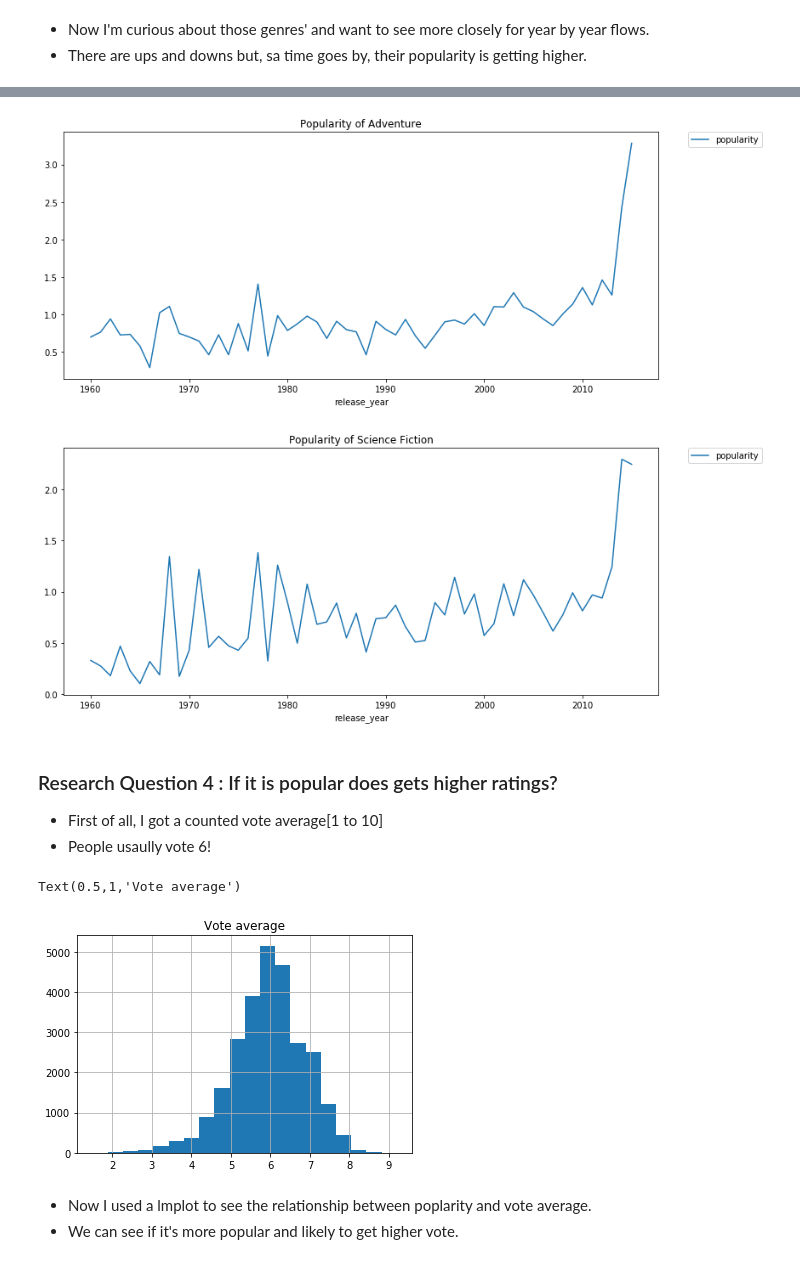
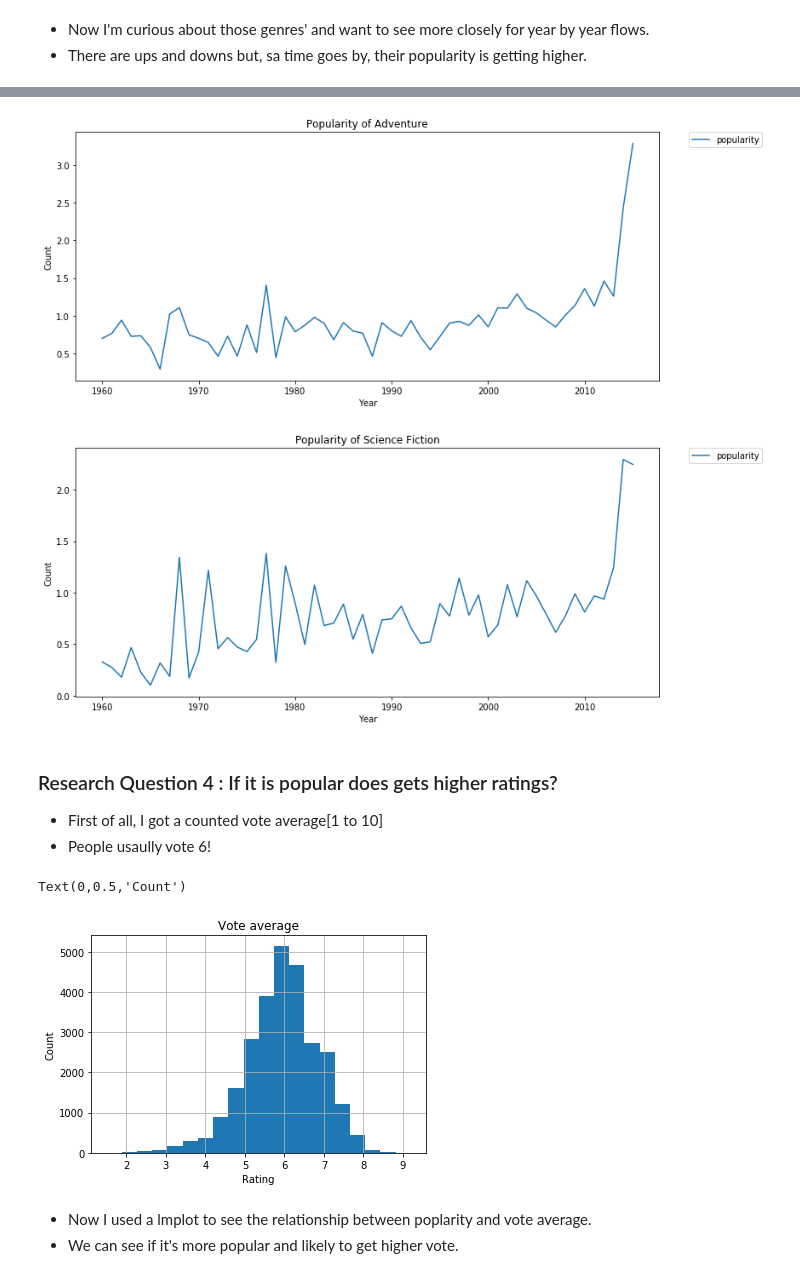
Before and after one commit to Hyunjin89/Analyzing-TMDB-movie-dataset, a Jupyter notebook: Investigate a TMDb movie dataset.ipynb, the cells around one changed output, grey strips where cells are left out. Cells and saved outputs as stored; diff of their text form; code cells hidden in the pictures.

Commit message:
add graphs titles and labels

```diff
--- a/Investigate a TMDb movie dataset.ipynb
+++ b/Investigate a TMDb movie dataset.ipynb
@@ -202,16 +205,20 @@ plt.tight_layout()
 merged_df[merged_df['genre'] == 'Adventure'].groupby('release_year')['popularity'].mean().plot(figsize=(12,5))
 plt.legend(bbox_to_anchor=(1.05, 1), loc=2, borderaxespad=0.)
 plt.title('Popularity of Adventure')
+plt.xlabel('Year')
+plt.ylabel('Count')
 plt.tight_layout()
 # %% [output]
-[figure, old version]
+[figure, new version]
 # %%
 merged_df[merged_df['genre'] == 'Science Fiction'].groupby('release_year')['popularity'].mean().plot(figsize=(12,5))
 plt.legend(bbox_to_anchor=(1.05, 1), loc=2, borderaxespad=0.)
 plt.title('Popularity of Science Fiction')
+plt.xlabel('Year')
+plt.ylabel('Count')
 plt.tight_layout()
 # %% [output]
-[figure, old version]
+[figure, new version]
 # %% [markdown]
 ### Research Question 4 : If it is popular does gets higher ratings?
 
@@ -220,9 +227,11 @@ plt.tight_layout()
 # %%
 merged_df['vote_average'].hist(bins=20)
 plt.title('Vote average')
+plt.xlabel('Rating')
+plt.ylabel('Count')
 # %% [output]
-Text(0.5,1,'Vote average')
+Text(0,0.5,'Count')
-[figure, old version]
+[figure, new version]
 # %% [markdown]
 - Now I used a lmplot to see the relationship between poplarity and vote average.
 - We can see if it's more popular and likely to get higher vote.
```
Also changed, not shown: parts of 6 cells of this notebook.
